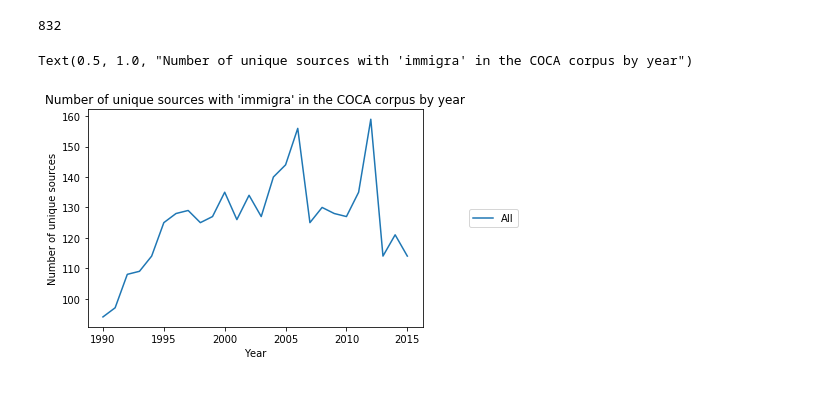
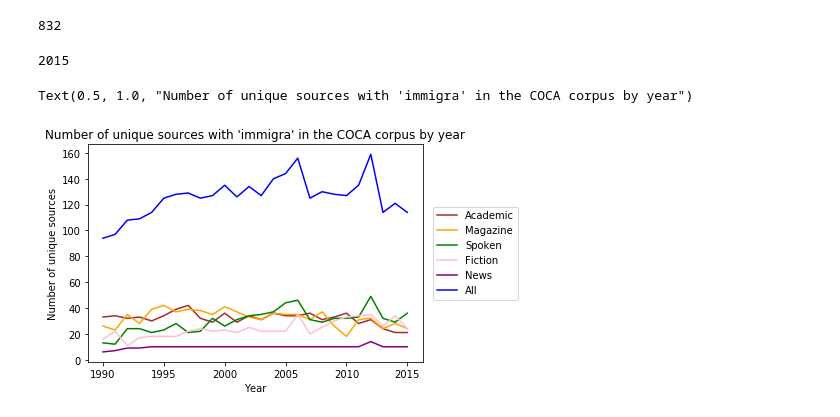
Before and after one commit to rachel-ker/refugeediscourse, a Jupyter notebook: getting_coca_data.ipynb, the cells around one changed output. Saved outputs shown, nothing was run; the diff lists cells and outputs as text; code cells hidden in the pictures.

Commit message:
updated unique source chart

```diff
--- a/getting_coca_data.ipynb
+++ b/getting_coca_data.ipynb
@@ -215,3 +212,5 @@ years = range(1990,2016)
+# %%
+years = sorted(data['year'].unique())
 # %% [markdown]
 ### Number / percentage of docs
 # %%
@@ -307,22 +306,37 @@ Text(0.5, 1.0, "Average word count of documents with 'immigra' in the COCA corpu
 ### Unique sources
 # %%
 # Number of unique sources over time
-unique_source = []
-for yr in years:
-    yr = str(yr)
-    yearly = data[data['year']==yr]
-    unique_source.append(len(yearly['source'].unique()))
+def get_unique_source(data):
+    unique_source = []
+    for yr in years:
+        yearly = data[data['year']==yr]
+        unique_source.append(len(yearly['source'].unique()))
+    return unique_source
 # %%
 len(data['source'].unique())
 # %% [output]
 832
+# %%
+years[-1]
+# %% [output]
+2015
 # %%
-all_, = plt.plot(years, unique_source, label="All")
-plt.legend(handles=[all_], loc="center right", bbox_to_anchor=(1.3, .5), ncol=1)
+acad, = plt.plot(years, get_unique_source(data[data['genre']=='ACAD']), label='Academic')
+mag, = plt.plot(years, get_unique_source(data[data['genre']=='MAG']), label='Magazine')
+spok, = plt.plot(years, get_unique_source(data[data['genre']=='SPOK']), label='Spoken')
+fic, = plt.plot(years, get_unique_source(data[data['genre']=='FIC']), label='Fiction')
+news, = plt.plot(years, get_unique_source(data[data['genre']=='NEWS']), label='News')
+all_, = plt.plot(years, get_unique_source(data), label='All')
+
+colors = ["brown","orange","green","pink","purple","blue"]
+for i in range(6):
+    plt.gca().get_lines()[i].set_color(colors[i])
+
+plt.legend(handles=[acad, mag, spok, fic, news, all_], loc="center right", bbox_to_anchor=(1.3, .5), ncol=1)
 
 plt.ylabel('Number of unique sources')
 plt.xlabel('Year')
 plt.title("Number of unique sources with 'immigra' in the COCA corpus by year")
 # %% [output]
 Text(0.5, 1.0, "Number of unique sources with 'immigra' in the COCA corpus by year")
-[figure, old version]
+[figure, new version]
```
Also changed, not shown: parts of 1 cell of this notebook.
